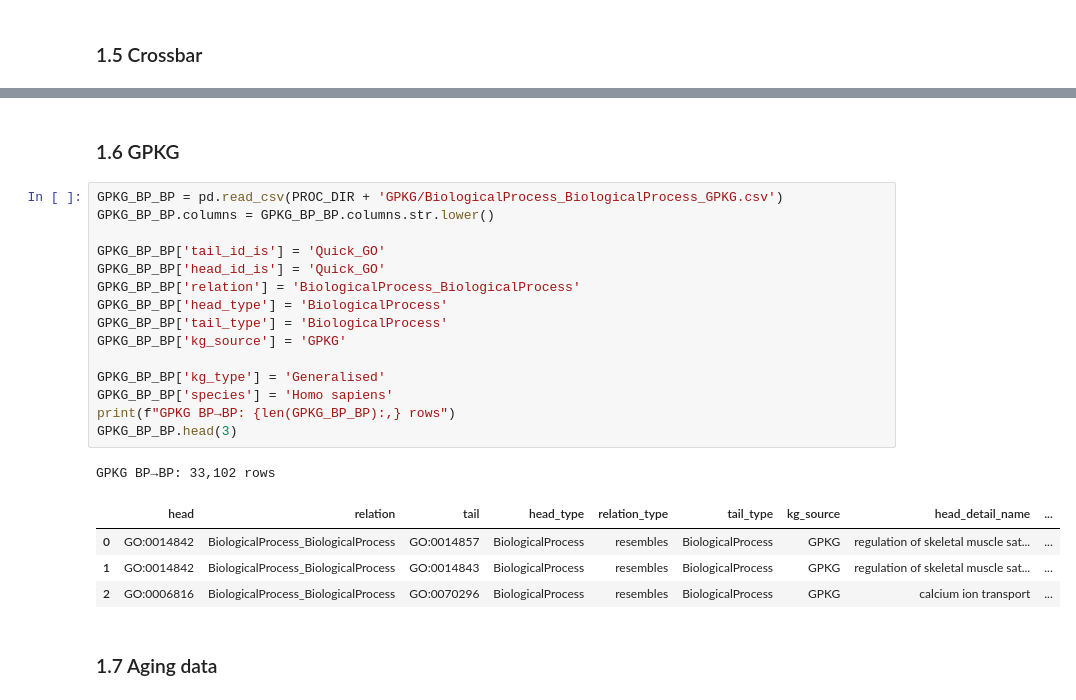
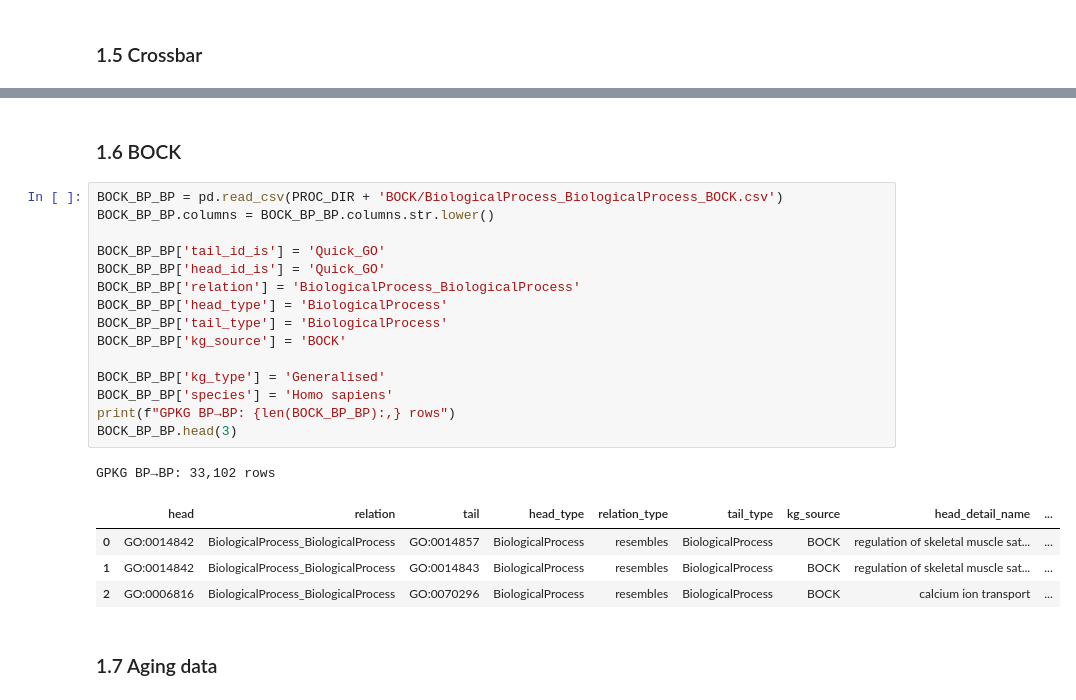
Before and after one commit to the-ahuja-lab/EvoAge, a Jupyter notebook: pipeline/03_relation_merge/Relation_Wise_BiologicalProcess_BiologicalProcess.ipynb, the cells around one changed output, grey strips where cells are left out. Saved outputs shown, nothing was run; the diff lists cells and outputs as text.

```diff
--- a/pipeline/03_relation_merge/Relation_Wise_BiologicalProcess_BiologicalProcess.ipynb
+++ b/pipeline/03_relation_merge/Relation_Wise_BiologicalProcess_BiologicalProcess.ipynb
@@ -163,28 +163,28 @@ Crossbar BP→BP: 64,906 rows
 | 1 | GO:0045219 | BiologicalProcess_BiologicalProcess | GO:0010559 | BiologicalProcess | BiologicalProcess | Crossbar | regulation of FasL production | regulation of glycoprotein biosyn... | ... |
 | 2 | GO:0045219 | BiologicalProcess_BiologicalProcess | GO:0045210 | BiologicalProcess | BiologicalProcess | Crossbar | regulation of FasL production | FasL biosynthetic process | ... |
 # %% [markdown]
-### 1.6 GPKG
+### 1.6 BOCK
 # %%
-GPKG_BP_BP = pd.read_csv(PROC_DIR + 'GPKG/BiologicalProcess_BiologicalProcess_GPKG.csv')
-GPKG_BP_BP.columns = GPKG_BP_BP.columns.str.lower()
+BOCK_BP_BP = pd.read_csv(PROC_DIR + 'BOCK/BiologicalProcess_BiologicalProcess_BOCK.csv')
+BOCK_BP_BP.columns = BOCK_BP_BP.columns.str.lower()
 
-GPKG_BP_BP['tail_id_is'] = 'Quick_GO'
-GPKG_BP_BP['head_id_is'] = 'Quick_GO'
-GPKG_BP_BP['relation'] = 'BiologicalProcess_BiologicalProcess'
-GPKG_BP_BP['head_type'] = 'BiologicalProcess'
-GPKG_BP_BP['tail_type'] = 'BiologicalProcess'
-GPKG_BP_BP['kg_source'] = 'GPKG'
+BOCK_BP_BP['tail_id_is'] = 'Quick_GO'
+BOCK_BP_BP['head_id_is'] = 'Quick_GO'
+BOCK_BP_BP['relation'] = 'BiologicalProcess_BiologicalProcess'
+BOCK_BP_BP['head_type'] = 'BiologicalProcess'
+BOCK_BP_BP['tail_type'] = 'BiologicalProcess'
+BOCK_BP_BP['kg_source'] = 'BOCK'
 
-GPKG_BP_BP['kg_type'] = 'Generalised'
-GPKG_BP_BP['species'] = 'Homo sapiens'
-print(f"GPKG BP→BP: {len(GPKG_BP_BP):,} rows")
-GPKG_BP_BP.head(3)
+BOCK_BP_BP['kg_type'] = 'Generalised'
+BOCK_BP_BP['species'] = 'Homo sapiens'
+print(f"GPKG BP→BP: {len(BOCK_BP_BP):,} rows")
+BOCK_BP_BP.head(3)
 # %% [output]
 GPKG BP→BP: 33,102 rows
 |  | head | relation | tail | head_type | relation_type | tail_type | kg_source | head_detail_name | ... |
-| 0 | GO:0014842 | BiologicalProcess_BiologicalProcess | GO:0014857 | BiologicalProcess | resembles | BiologicalProcess | GPKG | regulation of skeletal muscle sat... | ... |
-| 1 | GO:0014842 | BiologicalProcess_BiologicalProcess | GO:0014843 | BiologicalProcess | resembles | BiologicalProcess | GPKG | regulation of skeletal muscle sat... | ... |
-| 2 | GO:0006816 | BiologicalProcess_BiologicalProcess | GO:0070296 | BiologicalProcess | resembles | BiologicalProcess | GPKG | calcium ion transport | ... |
+| 0 | GO:0014842 | BiologicalProcess_BiologicalProcess | GO:0014857 | BiologicalProcess | resembles | BiologicalProcess | BOCK | regulation of skeletal muscle sat... | ... |
+| 1 | GO:0014842 | BiologicalProcess_BiologicalProcess | GO:0014843 | BiologicalProcess | resembles | BiologicalProcess | BOCK | regulation of skeletal muscle sat... | ... |
+| 2 | GO:0006816 | BiologicalProcess_BiologicalProcess | GO:0070296 | BiologicalProcess | resembles | BiologicalProcess | BOCK | calcium ion transport | ... |
 # %% [markdown]
 ### 1.7 Aging data
 # %%
```
Also changed, not shown: parts of 2 cells of this notebook, 4 other files.
